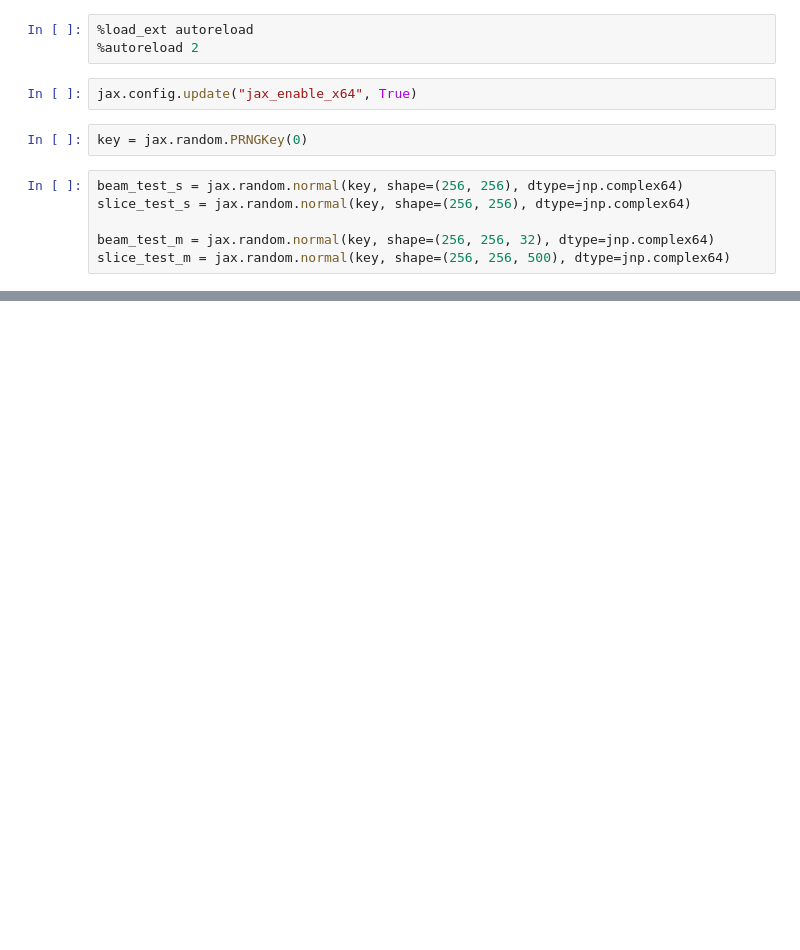
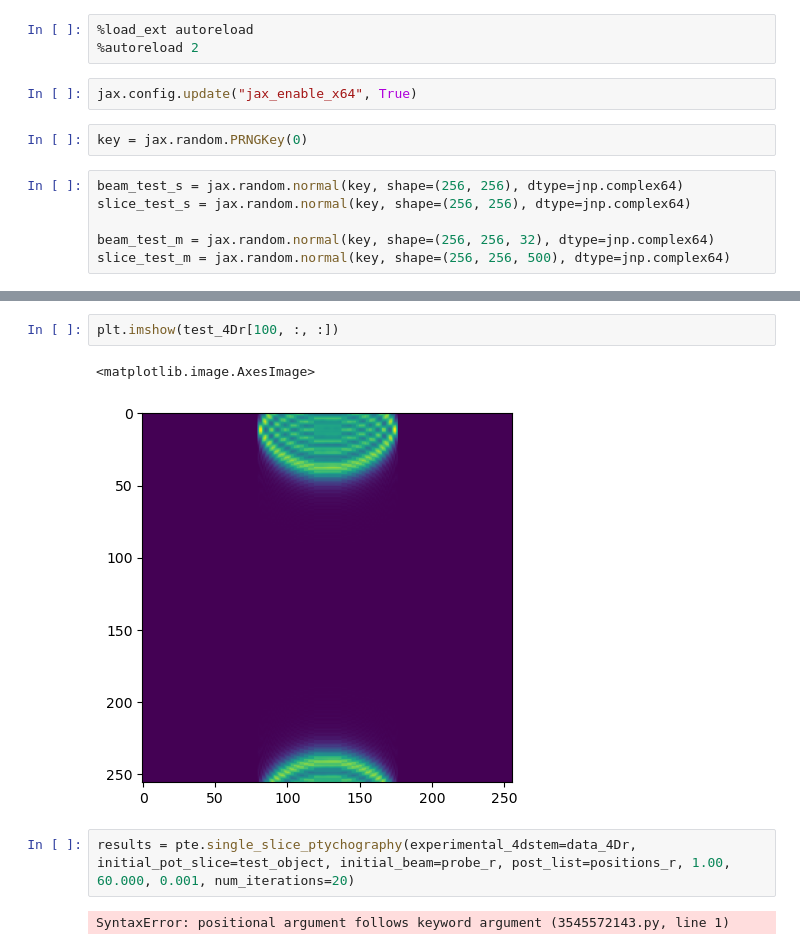
Before and after one commit to debangshu-mukherjee/ptyrodactyl, a Jupyter notebook: notebooks/CBED_Simulations.ipynb, the cells around one changed output, grey strips where cells are left out. Cells and saved outputs as stored; diff of their text form; blank space fills up the shorter version.

```diff
--- a/notebooks/CBED_Simulations.ipynb
+++ b/notebooks/CBED_Simulations.ipynb
@@ -93,0 +173,9 @@ Array(True, dtype=bool)
+# %%
+plt.imshow(test_4Dr[100, :, :])
+# %% [output]
+<matplotlib.image.AxesImage>
+[figure, added]
+# %%
+results = pte.single_slice_ptychography(experimental_4dstem=data_4Dr, initial_pot_slice=test_object, initial_beam=probe_r, post_list=positions_r, 1.00, 60.000, 0.001, num_iterations=20)
+# %% [output]
+SyntaxError: positional argument follows keyword argument (3545572143.py, line 1)
```
Also changed, not shown: parts of 31 cells of this notebook, 5 other files.
